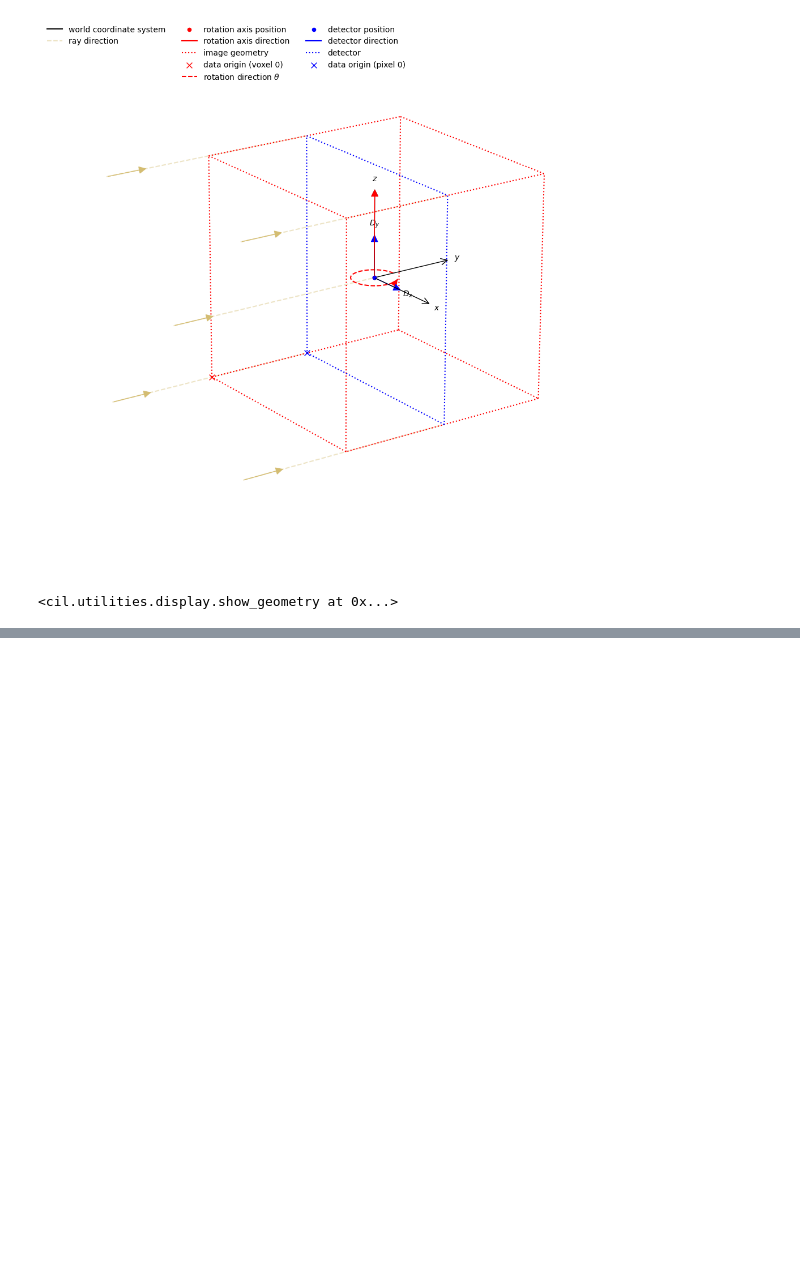
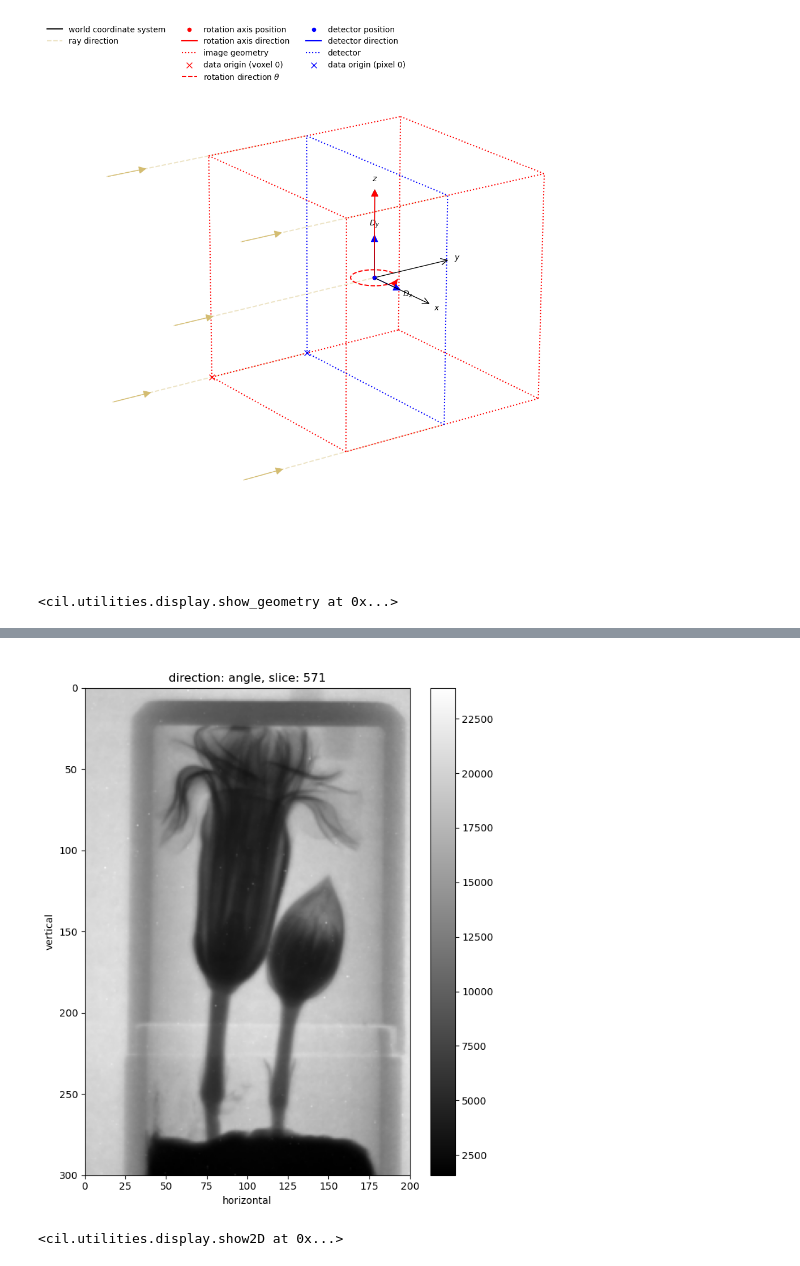
Before and after one commit to TomographicImaging/CIL, a Jupyter notebook: Wrappers/Python/cil/processors/RemoveOutlier_Notebook.ipynb, the cells around one changed output, grey strips where cells are left out. Drawn from its saved outputs; the diff is of its cells as text; code cells hidden in the pictures; blank space fills up the shorter version.

```diff
--- a/Wrappers/Python/cil/processors/RemoveOutlier_Notebook.ipynb
+++ b/Wrappers/Python/cil/processors/RemoveOutlier_Notebook.ipynb
@@ -56,0 +80,5 @@ dataContainer_copy = dataContainer.copy()
+# %%
+show2D(data_sliced, origin='upper-left')
+# %% [output]
+[figure, added]
+<cil.utilities.display.show2D at 0x...>
```
Also changed, not shown: parts of 11 cells of this notebook.
